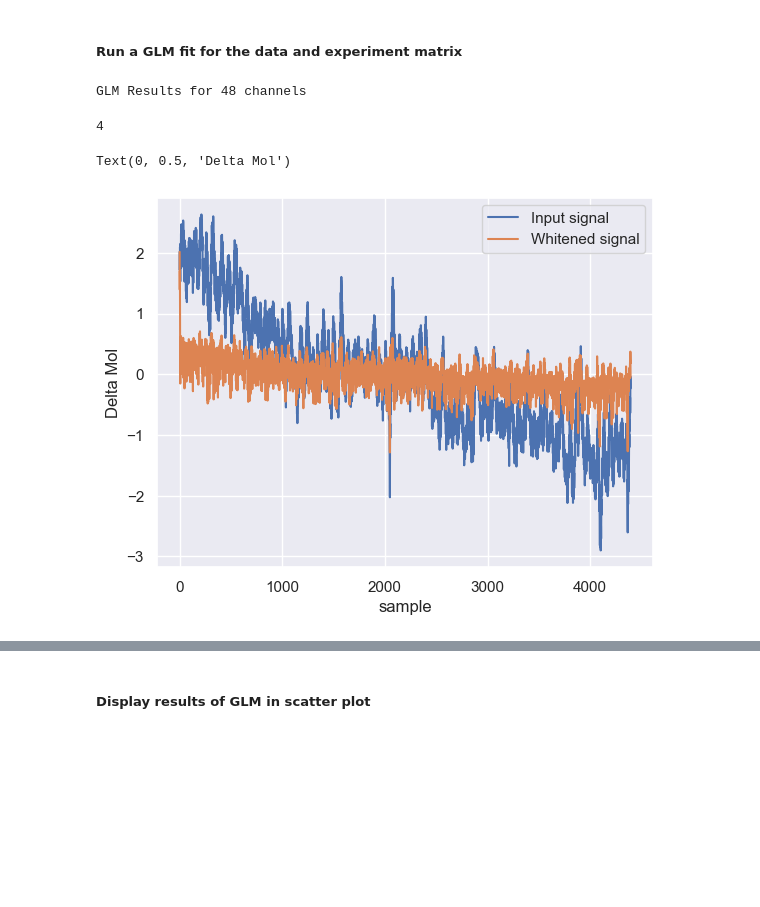
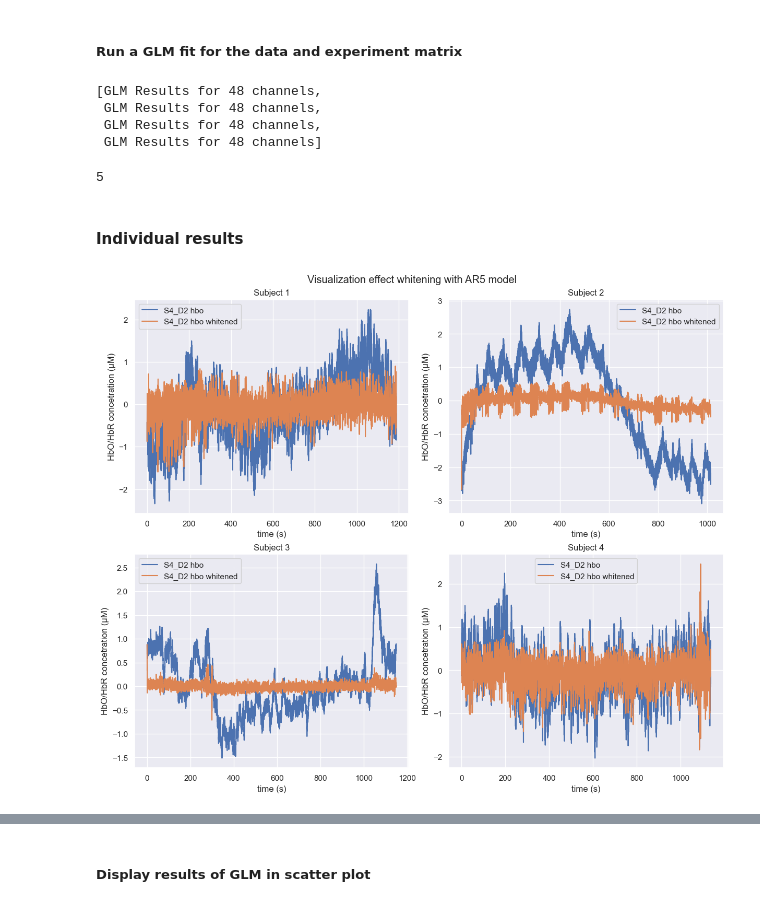
Before and after one commit to Fabian-Duren/Master-Thesis, a Jupyter notebook: FTT analysis/FTT2/General linear model - FTT2.ipynb, the cells around one changed output, grey strips where cells are left out. Saved outputs shown, nothing was run; the diff lists cells and outputs as text; code cells hidden in the pictures; blank space fills up the shorter version.

```diff
--- a/FTT analysis/FTT2/General linear model - FTT2.ipynb
+++ b/FTT analysis/FTT2/General linear model - FTT2.ipynb
@@ -761,9 +703,9 @@ std: [1. 1. 1. 1.]
 ##### Add IMU data as regressor
 # %%
 filenames_IMU = ['FTT2 IMU data/sub-0' + str(sub) + '_task-grasping_IMU.txt' for sub in range(1,5)]
-IMU_datas_org = []
+IMU_datas = []
 for filename in filenames_IMU:
-    IMU_datas_org.append(get_IMU_data(filename, plot = True)[0])
+    IMU_datas.append(get_IMU_data(filename, plot = True)[0])
 # %% [output]
 [figure]
 [figure]
@@ -807,5 +718,5 @@ Reading 0 ... 6281  =      0.000 ...  1136.861 secs...
 # %%
-def add_IMU(design_matrix, IMU_data, method = 'mean', n_components = 0.95, norm = True):
+def add_IMU(design_matrix, IMU_data, method = 'mean', n_components = 0.95, norm = False):
     design_matrix_ = design_matrix.copy()
 
     mean_IMU_data = IMU_data.mean(axis=0).to_numpy()
@@ -813,8 +724,8 @@ def add_IMU(design_matrix, IMU_data, method = 'mean', n_components = 0.95, norm
     if norm:
         IMU_data_z_norm = (IMU_data.to_numpy() - mean_IMU_data)/std_IMU_data
         IMU_data = pd.DataFrame(data=IMU_data_z_norm, columns=IMU_data.columns)
-    print('mean: ' + str(np.abs(IMU_data.mean(axis=0).to_numpy()) < 0.001))
-    print('std: ' + str(IMU_data.std(axis=0).to_numpy()))
+        print('mean: ' + str(np.abs(IMU_data.mean(axis=0).to_numpy()) < 0.001))
+        print('std: ' + str(IMU_data.std(axis=0).to_numpy()))
     if method == 'mean':
         # Mean
         design_matrix_["Acc"] = IMU_data[['accX', 'accY', 'accZ']].mean(axis = 1).to_numpy()
@@ -844,5 +755,5 @@ def add_IMU(design_matrix, IMU_data, method = 'mean', n_components = 0.95, norm
 # %%
 design_matrices_SS_IMU = []
 for sub in range(4):
-    design_matrices_SS_IMU.append(add_IMU(design_matrices_SS[sub], IMU_datas[sub], method = 'PCA', n_components = 0.95, norm = norm)[0])
+    design_matrices_SS_IMU.append(add_IMU(design_matrices_SS[sub], IMU_datas[sub], method = 'PCA', n_components = 0.95)[0])
 # %% [output]
@@ -924,22 +829,36 @@ Used Annotations descriptions: ['Baseline', 'practice/LEFT', 'practice/RIGHT', '
 # %%
 # AR model != AR-IRLS
 # %%
-glm_est = run_glm(raw_haemo, design_matrix_SS_IMU, noise_model='ar4') # {‘ar1’, ‘ols’, ‘arN’, ‘auto’}
+glm_est = []
+for sub in range(4):
+    glm_est.append(run_glm(raw_haemos[sub], design_matrices_SS_IMU[sub], noise_model='ar5')) # {‘ar1’, ‘ols’, ‘arN’, ‘auto’}
 glm_est
 # %% [output]
-GLM Results for 48 channels
+[GLM Results for 48 channels,
+ GLM Results for 48 channels,
+ GLM Results for 48 channels,
+ GLM Results for 48 channels]
 # %%
 # Default auto regressive model order is 1
-glm_est.data['S1_D1 hbo'].model.order
+glm_est[0].data['S1_D1 hbo'].model.order
 # %% [output]
-4
+5
+# %% [markdown]
+#### Individual results  <a class="anchor" id="sub_section_2_1_3"></a>
 # %%
 # Inspect whitened signal
-plt.plot(glm_est.data['S6_D4 hbo'].Y)
-plt.plot(glm_est.data['S6_D4 hbo'].whitened_Y)
-plt.legend(["Input signal", "Whitened signal"])
-plt.xlabel("sample")
-plt.ylabel("Delta Mol")
+channel = 'S4_D2 hbo'
+fig, ((ax1, ax2),(ax3,ax4)) = plt.subplots(2,2, figsize = (12,10), constrained_layout=True)
+fig.suptitle('Visualization effect whitening with AR5 model')
+for sub, ax in enumerate([ax1, ax2, ax3, ax4]):
+    time = np.arange(len(glm_est[sub].data[channel].Y))/raw_haemos[sub].info['sfreq']
+    ax.plot(time, 1e6*glm_est[sub].data[channel].Y)
+    ax.plot(time, 1e6*glm_est[sub].data[channel].whitened_Y)
+    ax.legend([channel, channel + " whitened"])
+    ax.set_xlabel("time (s)")
+    ax.set_ylabel("HbO/HbR concetration (µM)")
+    ax.set_title('Subject ' + str(sub+1))
+if export:
+    fig.savefig('GLM/whitened_signals.png')
 # %% [output]
-Text(0, 0.5, 'Delta Mol')
-[figure, old version]
+[figure, new version]
```
Also changed, not shown: parts of 110 cells of this notebook, 22 other files.
